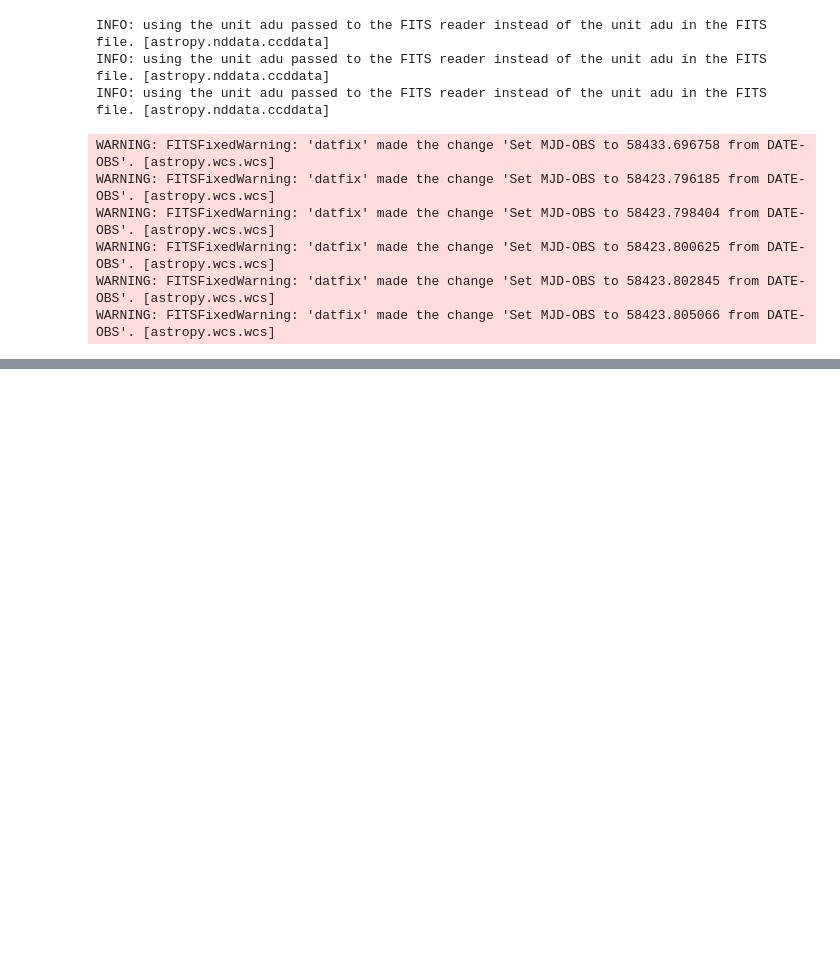
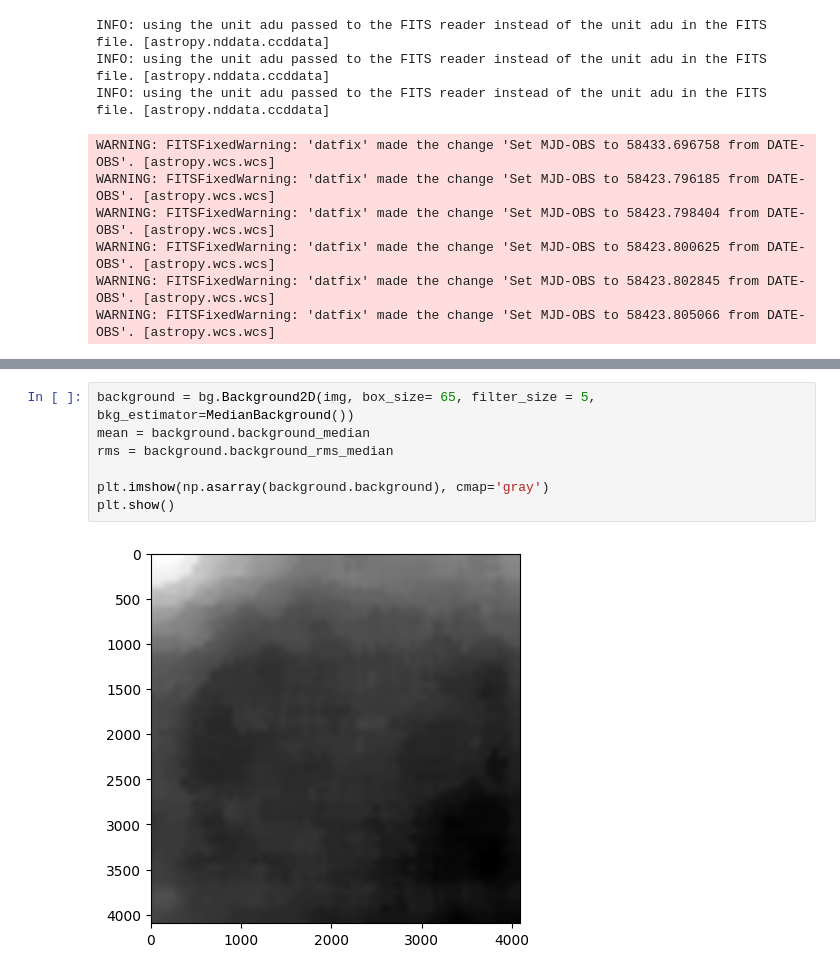
Before and after one commit to JackDavidMaher/THE-BOYZ-ARE-BACK, a Jupyter notebook: Astro_Labbook_2025.ipynb, the cells around one changed output, grey strips where cells are left out. Drawn from its saved outputs; the diff is of its cells as text; blank space fills up the shorter version.

```diff
--- a/Astro_Labbook_2025.ipynb
+++ b/Astro_Labbook_2025.ipynb
@@ -233,0 +276,9 @@ WARNING: FITSFixedWarning: 'datfix' made the change 'Set MJD-OBS to 58423.805066
+# %%
+background = bg.Background2D(img, box_size= 65, filter_size = 5, bkg_estimator=MedianBackground())
+mean = background.background_median
+rms = background.background_rms_median
+
+plt.imshow(np.asarray(background.background), cmap='gray')
+plt.show()
+# %% [output]
+[figure, added]
```
Also changed, not shown: parts of 12 cells of this notebook, 4 other files.
